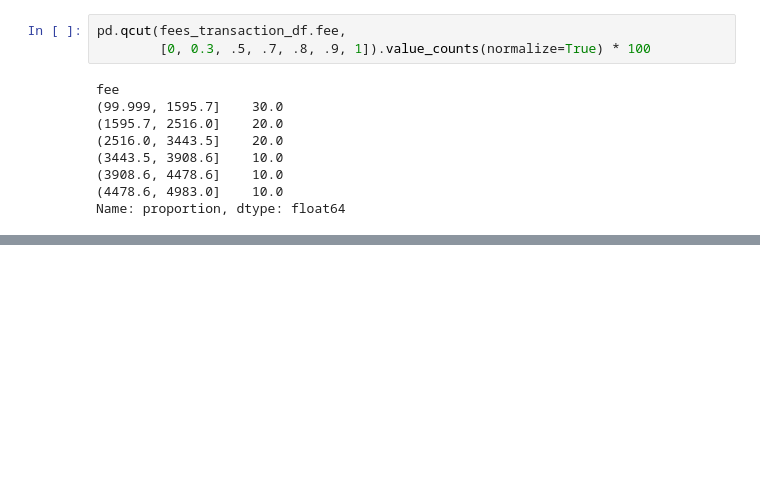
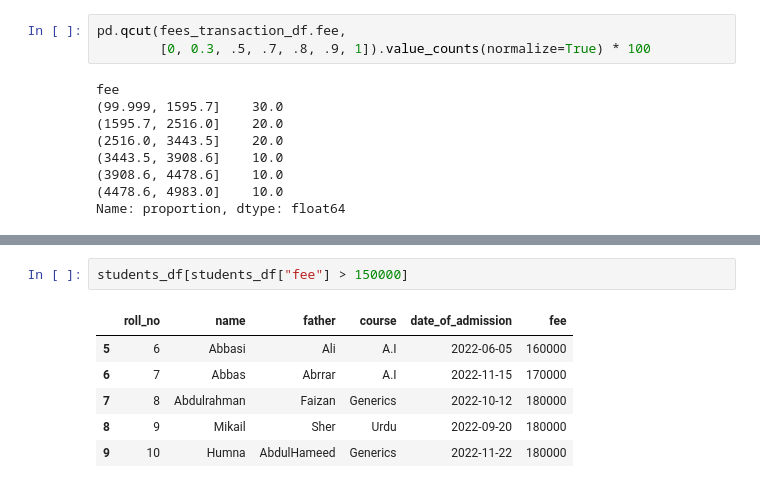
Before and after one commit to MuhammadAhsaanAbbasi/python_PracticeSession, a Jupyter notebook: class12/class12.ipynb, the cells around one changed output, grey strips where cells are left out. Drawn from its saved outputs; the diff is of its cells as text; blank space fills up the shorter version.

```diff
--- a/class12/class12.ipynb
+++ b/class12/class12.ipynb
@@ -823,0 +841,9 @@ Name: proportion, dtype: float64
+# %%
+students_df[students_df["fee"] > 150000]
+# %% [output]
+|  | roll_no | name | father | course | date_of_admission | fee |
+| 5 | 6 | Abbasi | Ali | A.I | 2022-06-05 | 160000 |
+| 6 | 7 | Abbas | Abrrar | A.I | 2022-11-15 | 170000 |
+| 7 | 8 | Abdulrahman | Faizan | Generics | 2022-10-12 | 180000 |
+| 8 | 9 | Mikail | Sher | Urdu | 2022-09-20 | 180000 |
+| 9 | 10 | Humna | AbdulHameed | Generics | 2022-11-22 | 180000 |
```
Also changed, not shown: parts of 2 cells of this notebook.
